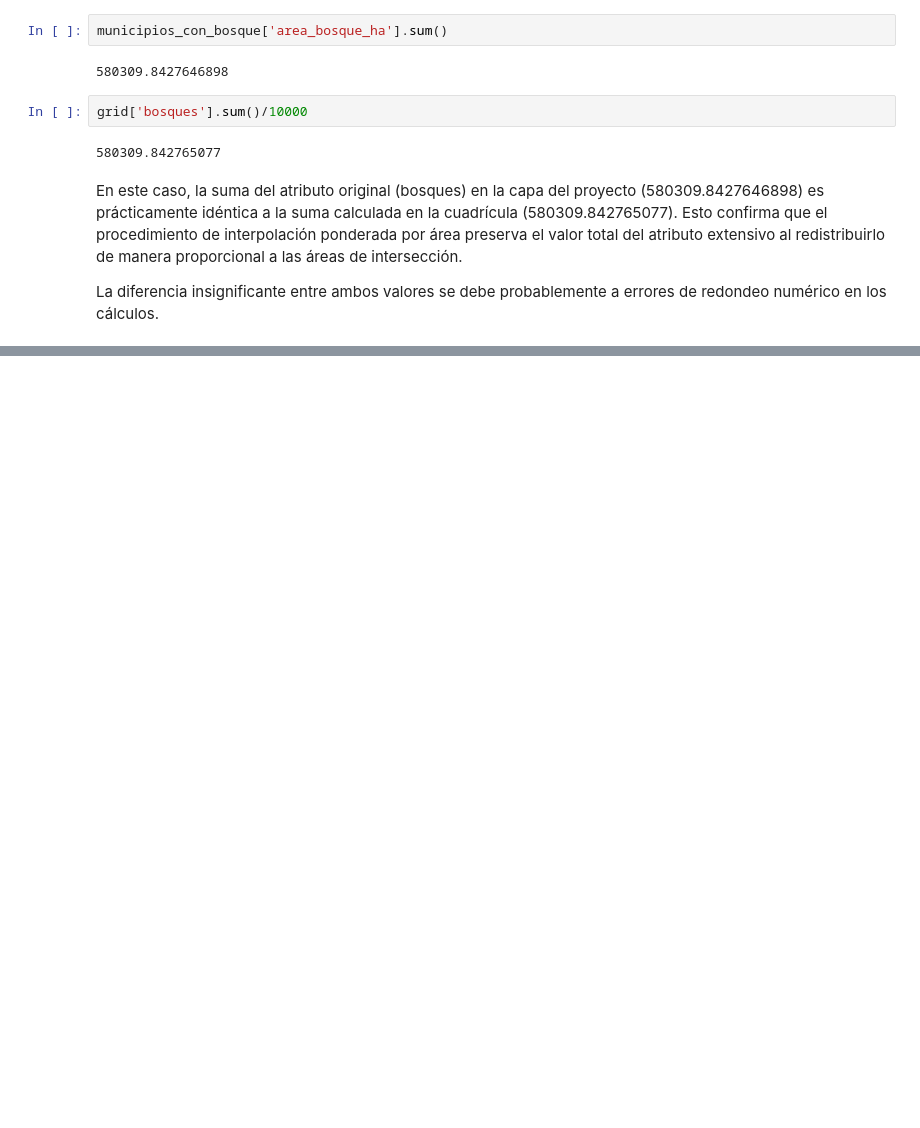
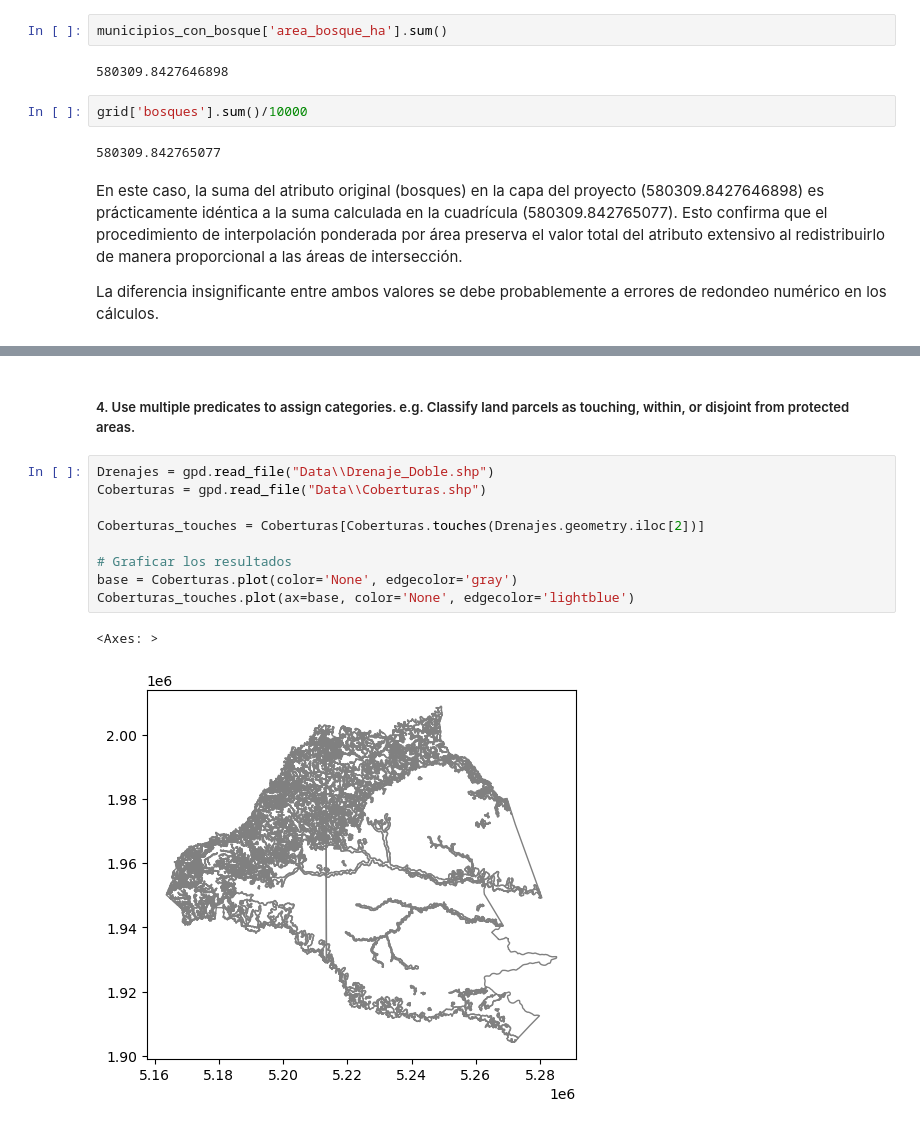
Before and after one commit to Lmfernanda/Workshop_2_Attribute_and_Spatial_Data_Operations, a Jupyter notebook: Workshop.ipynb, the cells around one changed output, grey strips where cells are left out. Cells and saved outputs as stored; diff of their text form; blank space fills up the shorter version.

```diff
--- a/Workshop.ipynb
+++ b/Workshop.ipynb
@@ -597,0 +1041,14 @@ Complejidad computacional: En capas grandes o con geometrías complejas, el cál
+# %% [markdown]
+##### 4. Use multiple predicates to assign categories. e.g. Classify land parcels as touching, within, or disjoint from protected areas.
+# %%
+Drenajes = gpd.read_file("Data\\Drenaje_Doble.shp")
+Coberturas = gpd.read_file("Data\\Coberturas.shp")
+
+Coberturas_touches = Coberturas[Coberturas.touches(Drenajes.geometry.iloc[2])]
+
+# Graficar los resultados
+base = Coberturas.plot(color='None', edgecolor='gray')
+Coberturas_touches.plot(ax=base, color='None', edgecolor='lightblue')
+# %% [output]
+<Axes: >
+[figure, added]
```
Also changed, not shown: parts of 165 cells of this notebook, 8 other files.
